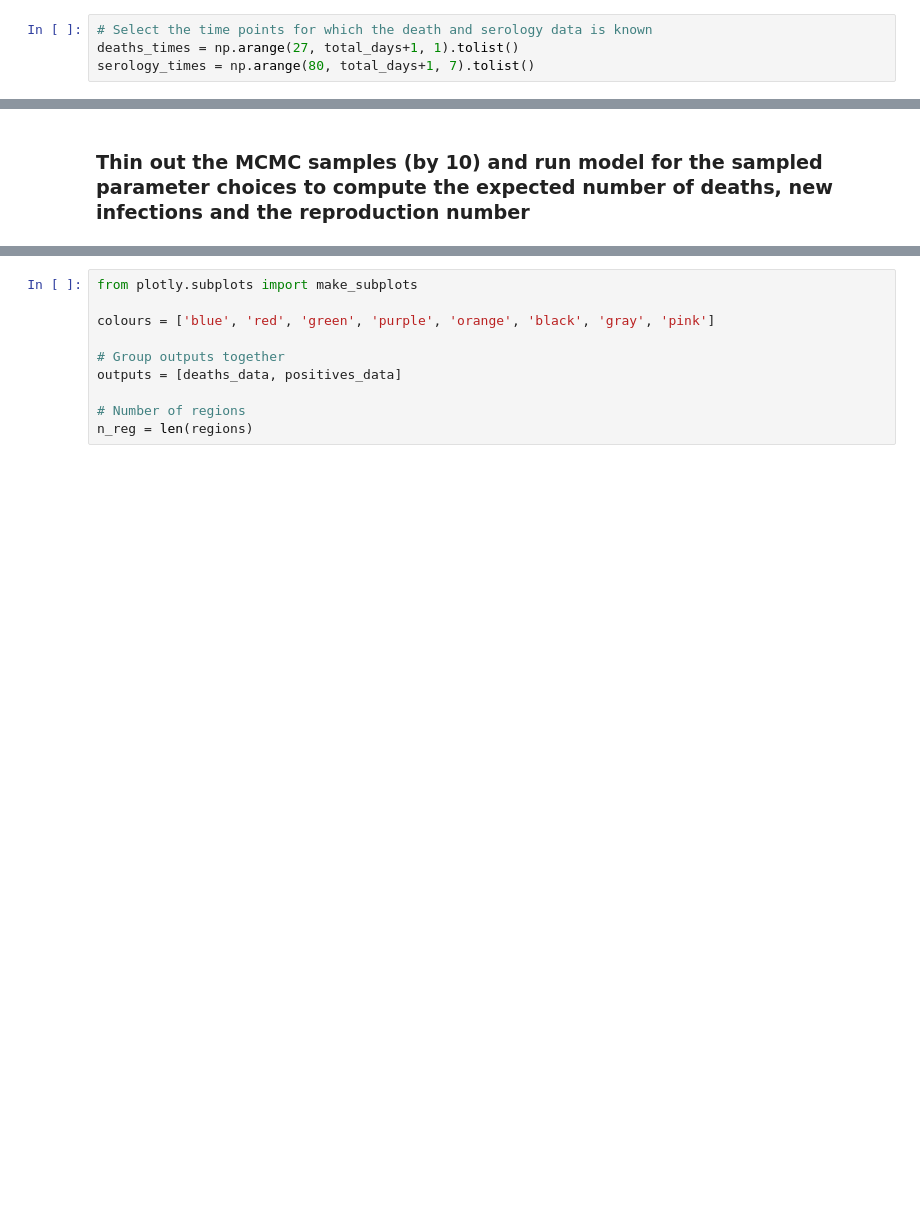
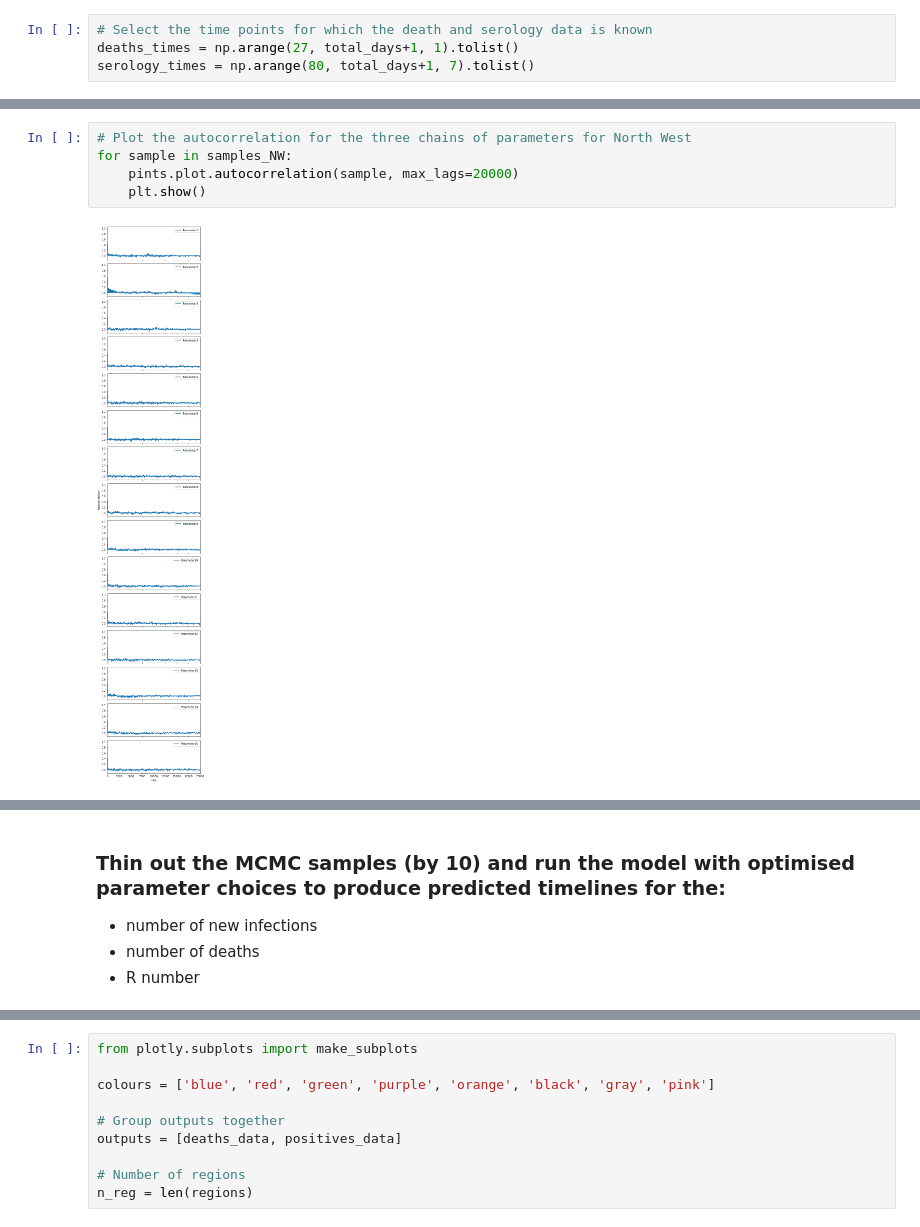
Before and after one commit to I-Bouros/multi-epi-model-cross-analysis, a Jupyter notebook: epimodels/examples/phe_examples/phe_2022_paper_results.ipynb, the cells around one changed output, grey strips where cells are left out. Saved outputs shown, nothing was run; the diff lists cells and outputs as text; blank space fills up the shorter version.

```diff
--- a/epimodels/examples/phe_examples/phe_2022_paper_results.ipynb
+++ b/epimodels/examples/phe_examples/phe_2022_paper_results.ipynb
@@ -549,0 +707,7 @@ for sample in samples:
+# %%
+# Plot the autocorrelation for the three chains of parameters for North West
+for sample in samples_NW:
+    pints.plot.autocorrelation(sample, max_lags=20000)
+    plt.show()
+# %% [output]
+[figure, added]
@@ -550,4 +716,7 @@ for sample in samples:
 # %% [markdown]
-### Thin out the MCMC samples (by 10) and run model for the sampled parameter choices to compute the expected number of deaths, new infections and the reproduction number
+### Thin out the MCMC samples (by 10) and run the model with optimised parameter choices to produce predicted timelines for the:
+ - number of new infections
+ - number of deaths
+ - R number
 # %%
 # Evaluate the model for all parameter sets in the samples
```
Also changed, not shown: parts of 54 cells of this notebook, 16 other files.
